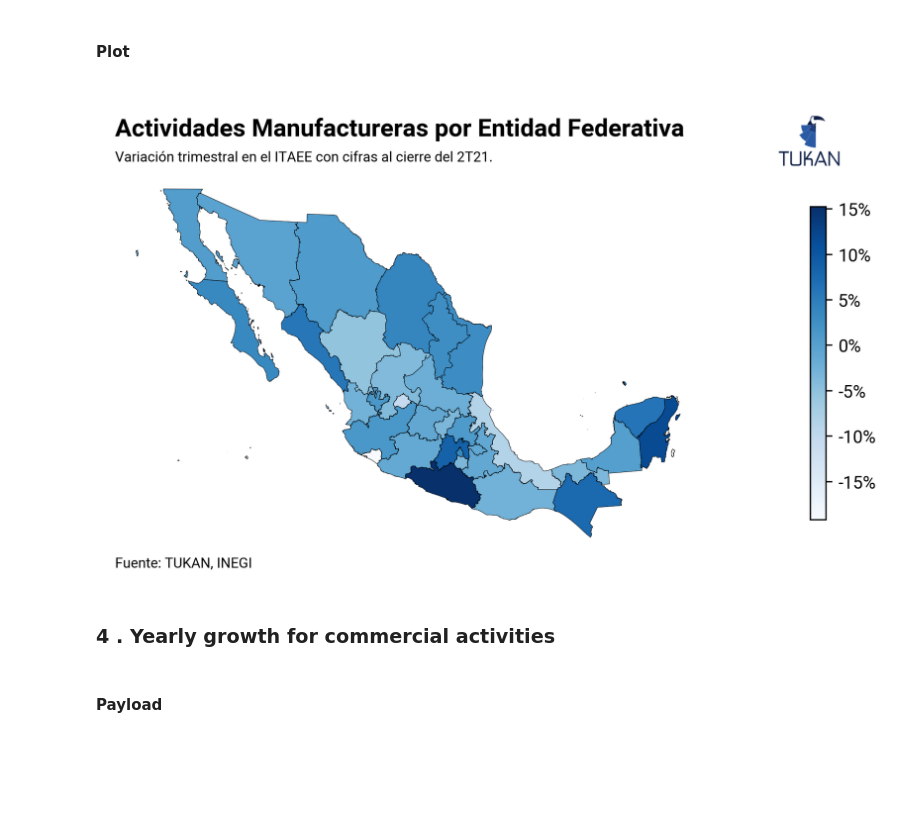
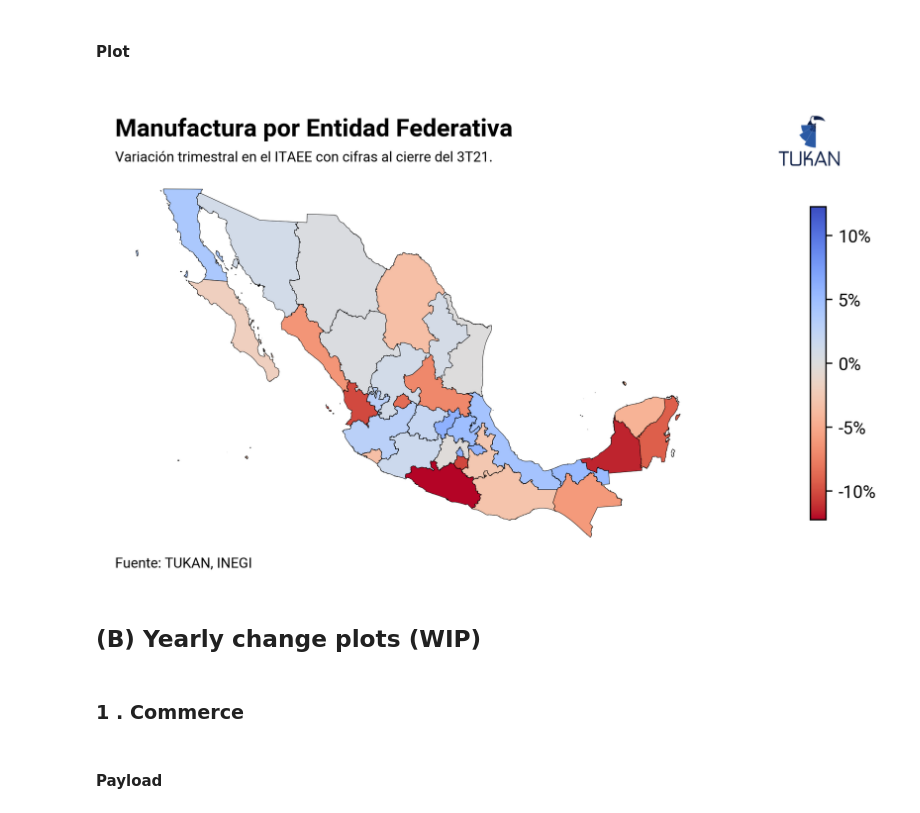
Before and after one commit to TukanMx/tukan_notebooks, a Jupyter notebook: social/social_media/ITAEE/itaee_template.ipynb, the cells around one changed output. Saved outputs shown, nothing was run; the diff lists cells and outputs as text; code cells hidden in the pictures; blank space fills up the shorter version.

```diff
--- a/social/social_media/ITAEE/itaee_template.ipynb
+++ b/social/social_media/ITAEE/itaee_template.ipynb
@@ -334,9 +345,9 @@ Success getting the data
 # %% [markdown]
 #### Filtering data
 # %%
-data = data[(data["date"] == "2021-04-01") | (data["date"] == "2021-01-01")].reset_index(drop = True) # cambiar las fechas por nuevos trimestres
+data = data[(data["date"] == "2021-04-01") | (data["date"] == "2021-07-01")].reset_index(drop = True) # change dates
 data['prev_qtr'] = data.groupby(['geography__ref'])['92748be9624675d'].shift()
-data = data[data['date']== "2021-04-01"].reset_index(drop = True)
+data = data[data['date']== "2021-07-01"].reset_index(drop = True)
 data['qtrly_var'] = (data['92748be9624675d']/data['prev_qtr'])-1
 # data
 # %% [markdown]
@@ -360,6 +373,7 @@ gspec = mpl.gridspec.GridSpec(
 
 ax1 = plt.subplot(gspec[0,0])
 ax2 = plt.subplot(gspec[0,1])
+y_limit = max(abs(data['qtrly_var'].min()),abs(data['qtrly_var'].max()))
 
 
 gspec.update(wspace=-0.25, hspace=0, left = 0)
@@ -367,11 +381,11 @@ ax1.axes.set_axis_off()
 ax2.axes.set_axis_off()
 
 
-data.plot("qtrly_var", ax = ax1, cmap = "Blues", linewidths = 0.25, edgecolor = "black")
+data.plot("qtrly_var", ax = ax1, cmap = "coolwarm_r", linewidths = 0.25, edgecolor = "black", norm=mpl.colors.TwoSlopeNorm(vmin=-y_limit, vcenter=0, vmax=y_limit))
 
 # # --- Dummy heatmap colorbar
 a = np.expand_dims(data['qtrly_var'], axis=0)
-heatmap=ax2.imshow(a, cmap = "Blues")
+heatmap=ax2.imshow(a, cmap = "coolwarm_r", norm=mpl.colors.TwoSlopeNorm(vmin=-y_limit, vcenter=0, vmax=y_limit))
 heatmap.set_visible(False)
 
 fig.colorbar(heatmap, fraction=0.3, pad=-1, format = ticker.StrMethodFormatter('{x:.0%}'), ax = ax2)
@@ -379,42 +393,44 @@ fig.colorbar(heatmap, fraction=0.3, pad=-1, format = ticker.StrMethodFormatter('
 fig.text(
     0.2,
     .95,
-    "Actividades Manufactureras por Entidad Federativa",
+    "Manufactura por Entidad Federativa",
     size=14,
     weight = "bold"
 )
 
 fig.text(
     0.2,
     0.9,
-    "Variación trimestral en el ITAEE con cifras al cierre del 2T21.", #cambiar 2T21 por 3T21
+    "Variación trimestral en el ITAEE con cifras al cierre del 3T21.", #change dates
     size=8
 )
 
 # Save plot with TUKAN logo, transparent and white.
 
 fig.text(0.2, 0.1, "Fuente: TUKAN, INEGI", fontsize=8)
 
 plt.tight_layout()
 
 
 tukan_im = image.imread(module_path + "\\assets\\logo\\logo192.png")
 newax = fig.add_axes([0.78, .85, 0.15, 0.18], anchor="NE", zorder=1)
 newax.imshow(tukan_im)
 newax.axis("off")
 
 plt.savefig(
     "plots/quarterly_growth_manufacturing_map.png",
     dpi=300,
     bbox_inches="tight",
     facecolor="white",
     edgecolor="none",
     transparent=False,
 )
 # %% [output]
-[figure, old version]
+[figure, new version]
-# %% [markdown]
-###  4 . Yearly growth for commercial activities
+# %% [markdown]
+## (B) Yearly change plots (WIP)
+# %% [markdown]
+###  1 . Commerce
 # %% [markdown]
 #### Payload
 # %%
```
Also changed, not shown: parts of 40 cells of this notebook.
